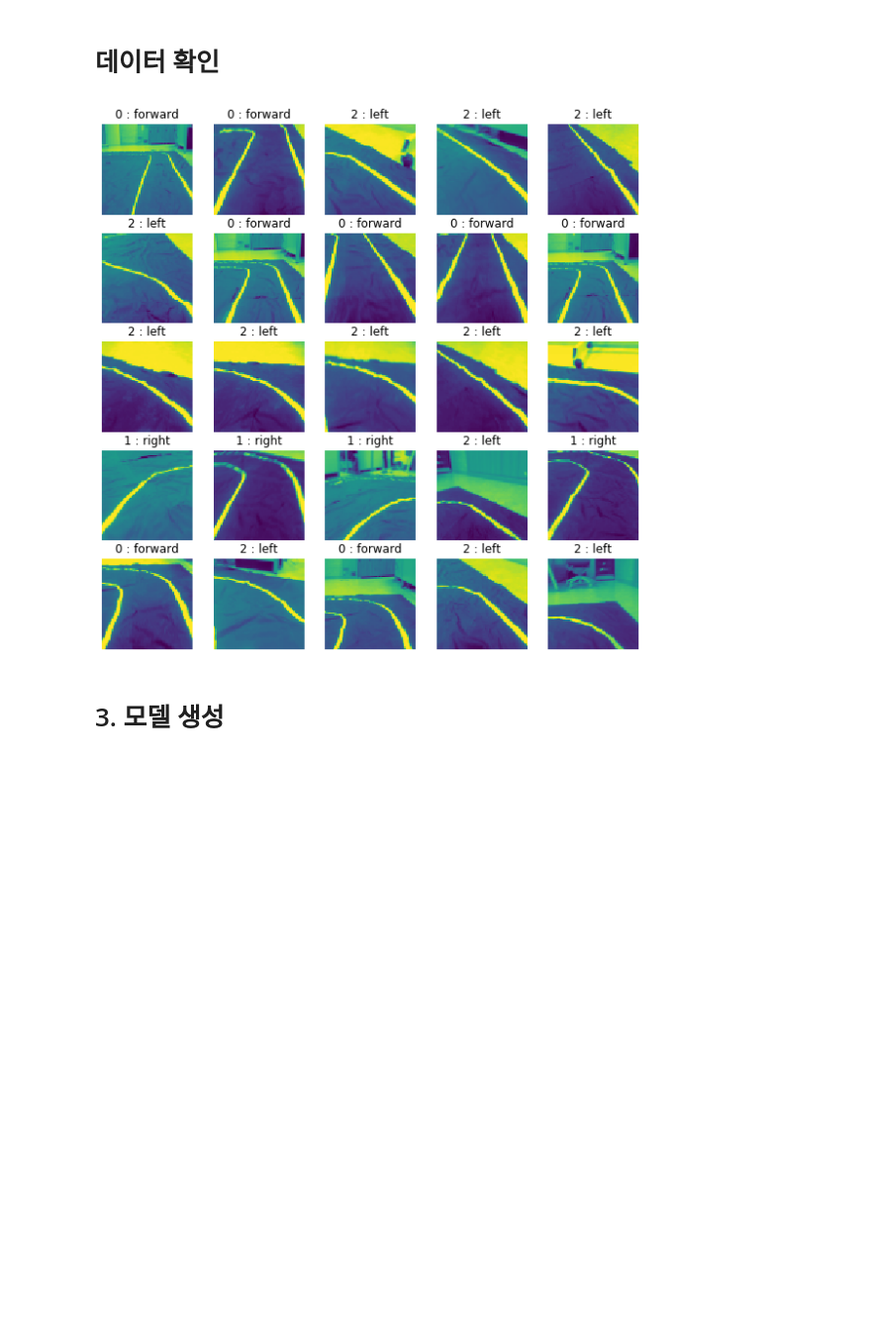
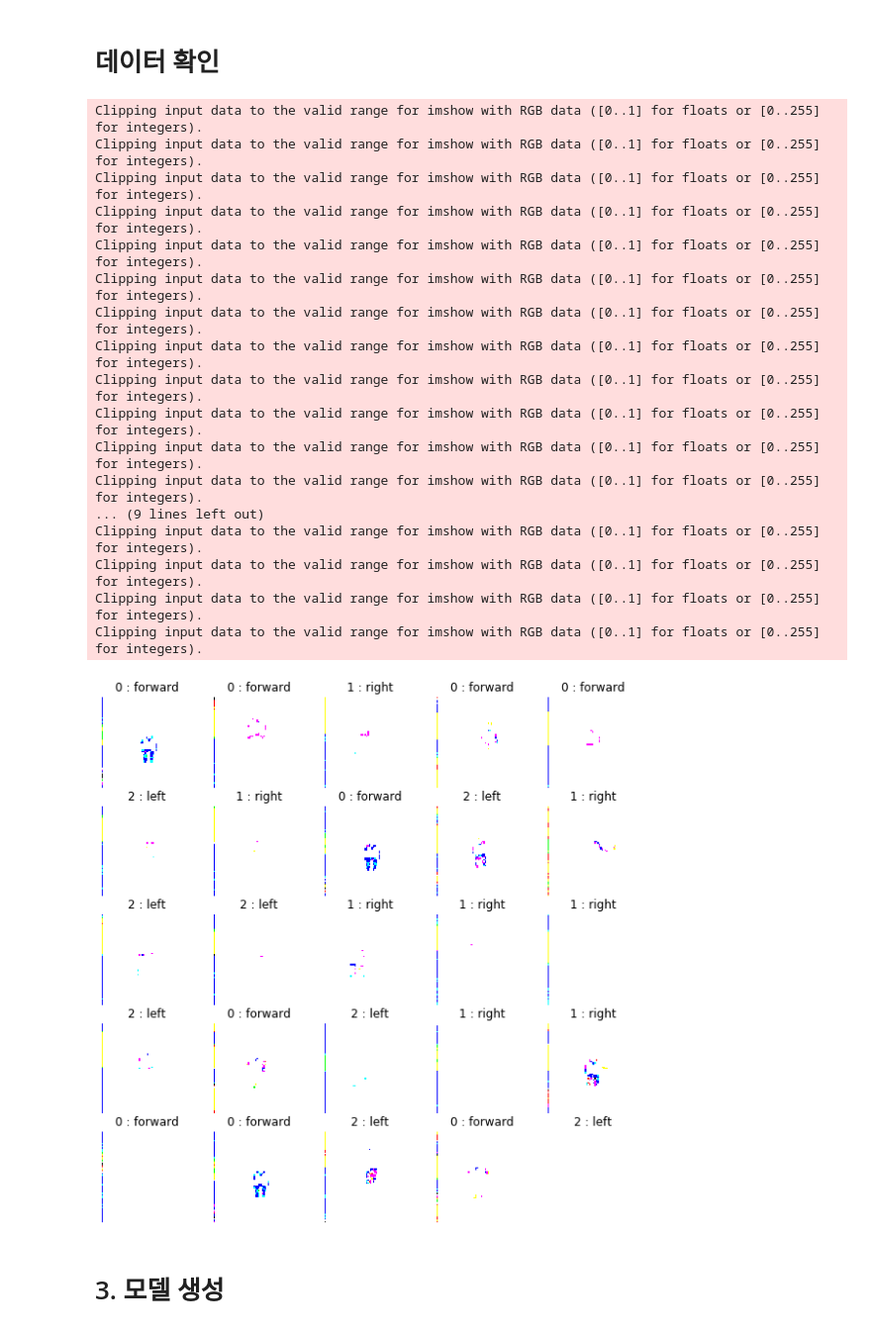
Before and after one commit to A1-PONATA/Hayoung, a Jupyter notebook: motion_model_test/posla_model-action-smallver(15).ipynb, the cells around one changed output. Shown: that part at 99% size. Drawn from its saved outputs; the diff is of its cells as text; code cells hidden in the pictures; blank space fills up the shorter version.

```diff
--- a/motion_model_test/posla_model-action-smallver(15).ipynb
+++ b/motion_model_test/posla_model-action-smallver(15).ipynb
@@ -83,35 +88,52 @@ print(x_test.shape, y_test.shape)
 from matplotlib import pyplot as plt
 %matplotlib inline
 
 plt_row = 5
 plt_col = 5
 plt.rcParams["figure.figsize"] = (10,10)
 
 f, axarr = plt.subplots(plt_row, plt_col)
 
 for i in range(plt_row*plt_col):
 
     sub_plt = axarr[int(i/plt_row), int(i%plt_col)]
     sub_plt.axis('off')
-    sub_plt.imshow(x_train[i].reshape(64, 64))
+    sub_plt.imshow(x_train[i].reshape(64, 64,3))
 
     label = np.argmax(y_train[i])
 
     if label == 2 :
         direction = 'left'
     elif label == 1:
         direction = 'right'
     elif label == 0:
         direction = 'forward'
 #     elif label == 3:
 #         direction = 'backward'
 
     sub_plt_title = str(label) + " : " + direction
     sub_plt.set_title(sub_plt_title)
 
 plt.show()
 # %% [output]
+Clipping input data to the valid range for imshow with RGB data ([0..1] for floats or [0..255] for integers).
+Clipping input data to the valid range for imshow with RGB data ([0..1] for floats or [0..255] for integers).
+Clipping input data to the valid range for imshow with RGB data ([0..1] for floats or [0..255] for integers).
+Clipping input data to the valid range for imshow with RGB data ([0..1] for floats or [0..255] for integers).
+Clipping input data to the valid range for imshow with RGB data ([0..1] for floats or [0..255] for integers).
+Clipping input data to the valid range for imshow with RGB data ([0..1] for floats or [0..255] for integers).
+Clipping input data to the valid range for imshow with RGB data ([0..1] for floats or [0..255] for integers).
+Clipping input data to the valid range for imshow with RGB data ([0..1] for floats or [0..255] for integers).
+Clipping input data to the valid range for imshow with RGB data ([0..1] for floats or [0..255] for integers).
+Clipping input data to the valid range for imshow with RGB data ([0..1] for floats or [0..255] for integers).
+Clipping input data to the valid range for imshow with RGB data ([0..1] for floats or [0..255] for integers).
+Clipping input data to the valid range for imshow with RGB data ([0..1] for floats or [0..255] for integers).
+... (9 lines left out)
+Clipping input data to the valid range for imshow with RGB data ([0..1] for floats or [0..255] for integers).
+Clipping input data to the valid range for imshow with RGB data ([0..1] for floats or [0..255] for integers).
+Clipping input data to the valid range for imshow with RGB data ([0..1] for floats or [0..255] for integers).
+Clipping input data to the valid range for imshow with RGB data ([0..1] for floats or [0..255] for integers).
-[figure, old version]
+[figure, new version]
 # %% [markdown]
 # 3. 모델 생성
 # %%
```
Also changed, not shown: parts of 12 cells of this notebook, 4 other files.
